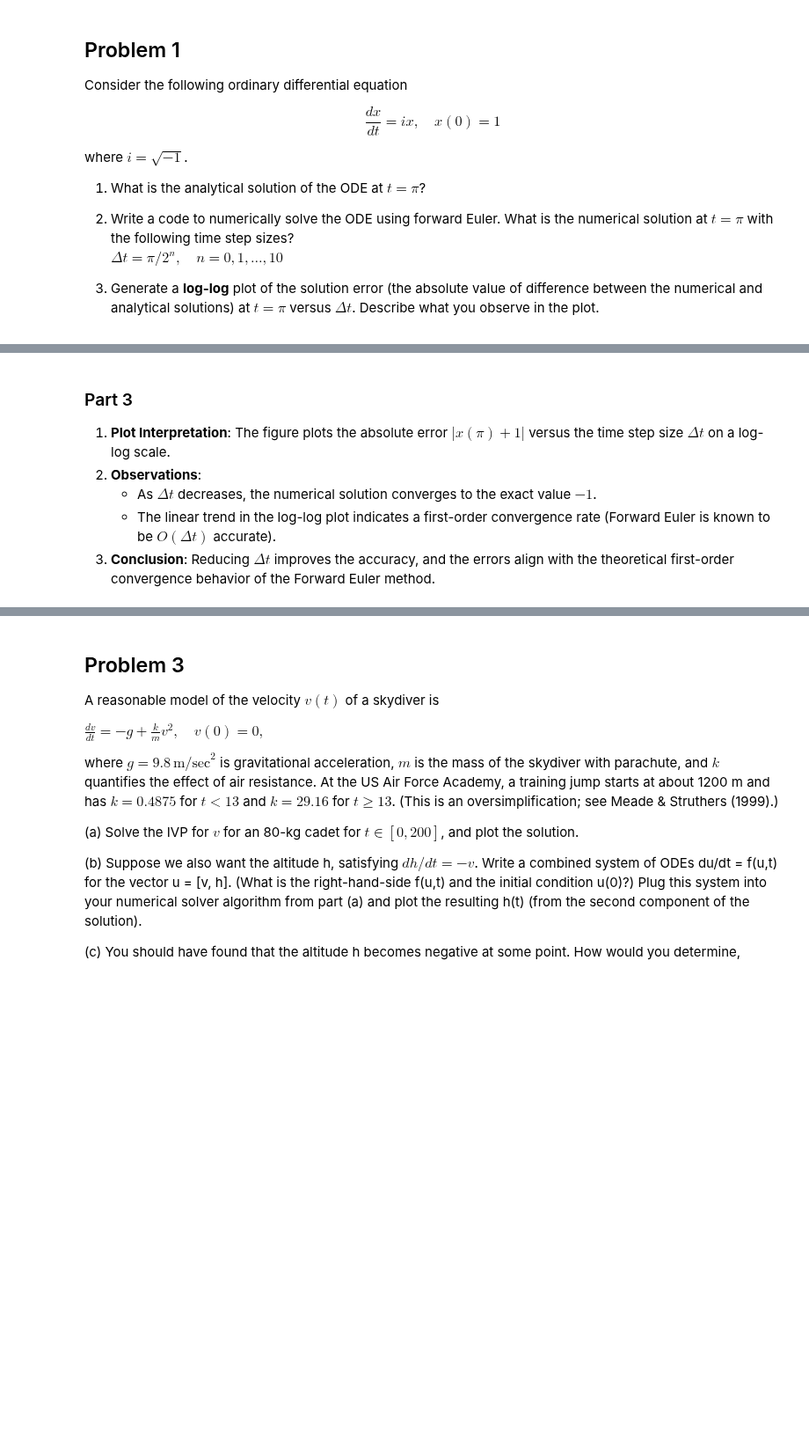
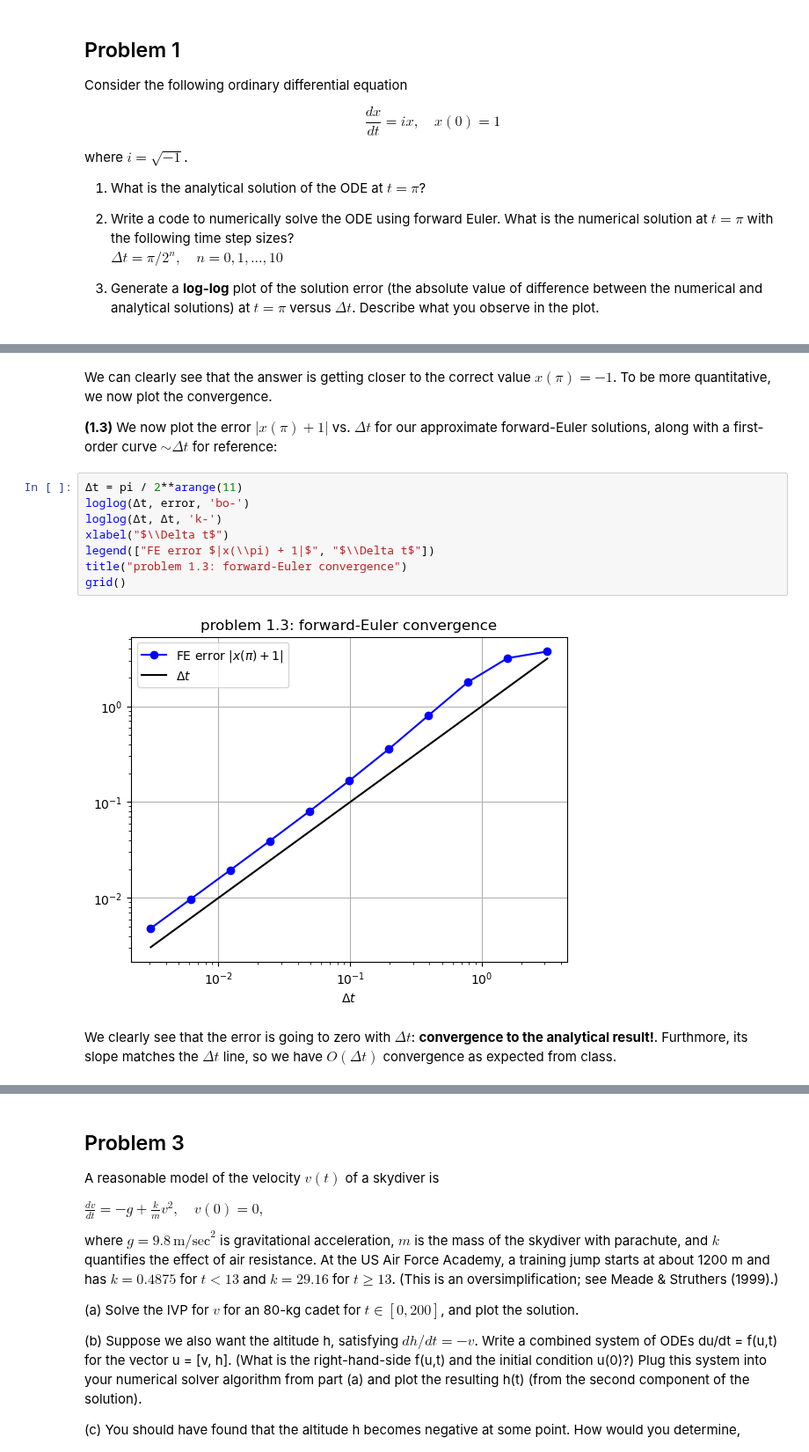
Before and after one commit to mitmath/numerical_hub, a Jupyter notebook: psets/pset5sol.ipynb, the cells around one changed output, grey strips where cells are left out. Shown at 88% size. Drawn from its saved outputs; the diff is of its cells as text; blank space fills up the shorter version.

```diff
--- a/psets/pset5sol.ipynb
+++ b/psets/pset5sol.ipynb
@@ -66,10 +65,19 @@ grid()
+# %% [markdown]
+We can clearly see that the answer is getting closer to the correct value $x(\pi) = -1$.   To be more quantitative, we now plot the convergence.
+
+**(1.3)** We now plot the error $|x(\pi) + 1|$ vs. $\Delta t$ for our approximate forward-Euler solutions, along with a first-order curve $\sim \Delta t$ for reference:
+# %%
+Δt = pi / 2**arange(11)
+loglog(Δt, error, 'bo-')
+loglog(Δt, Δt, 'k-')
+xlabel("$\\Delta t$")
+legend(["FE error $|x(\\pi) + 1|$", "$\\Delta t$"])
+title("problem 1.3: forward-Euler convergence")
+grid()
+# %% [output]
+[figure, added]
 # %% [markdown]
-### Part 3
-1. **Plot Interpretation**: The figure plots the absolute error $\lvert x(\pi) + 1 \rvert$ versus the time step size $\Delta t$ on a log-log scale.
-2. **Observations**:
-   - As $\Delta t$ decreases, the numerical solution converges to the exact value $-1$.
-   - The linear trend in the log-log plot indicates a first-order convergence rate (Forward Euler is known to be $O(\Delta t)$ accurate).
-3. **Conclusion**: Reducing $\Delta t$ improves the accuracy, and the errors align with the theoretical first-order convergence behavior of the Forward Euler method.
+We clearly see that the error is going to zero with $\Delta t$: **convergence to the analytical result!**.  Furthmore, its slope matches the $\Delta t$ line, so we have $\boxed{O(\Delta t)}$ convergence as expected from class.
 # %% [markdown]
 ## Problem 2
 
```
Also changed, not shown: parts of 11 cells of this notebook.
